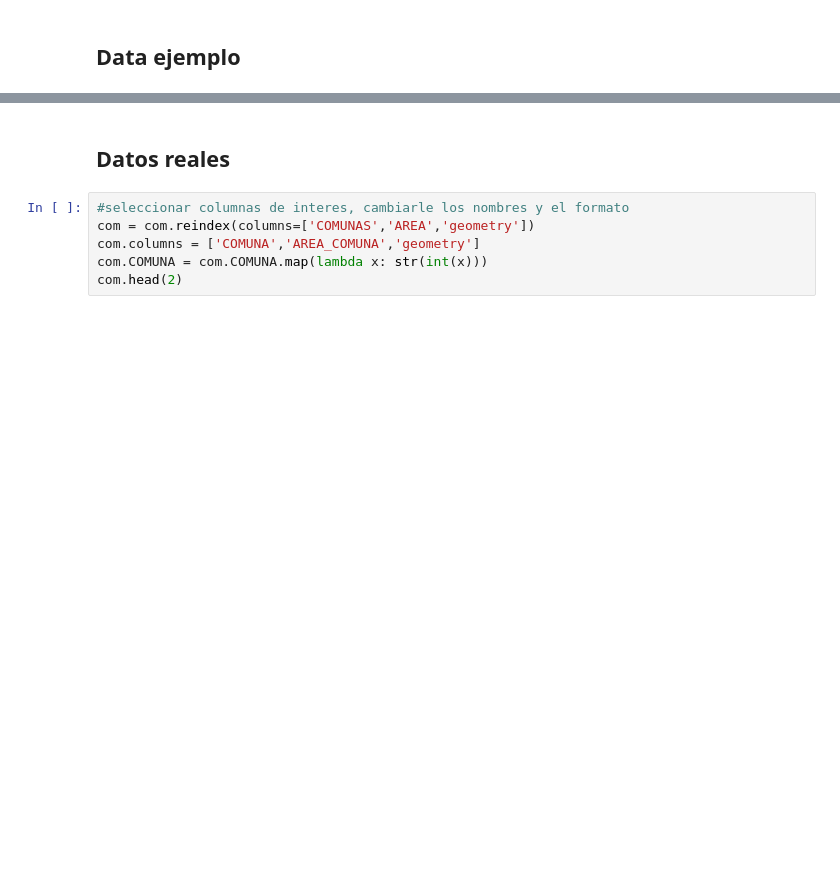
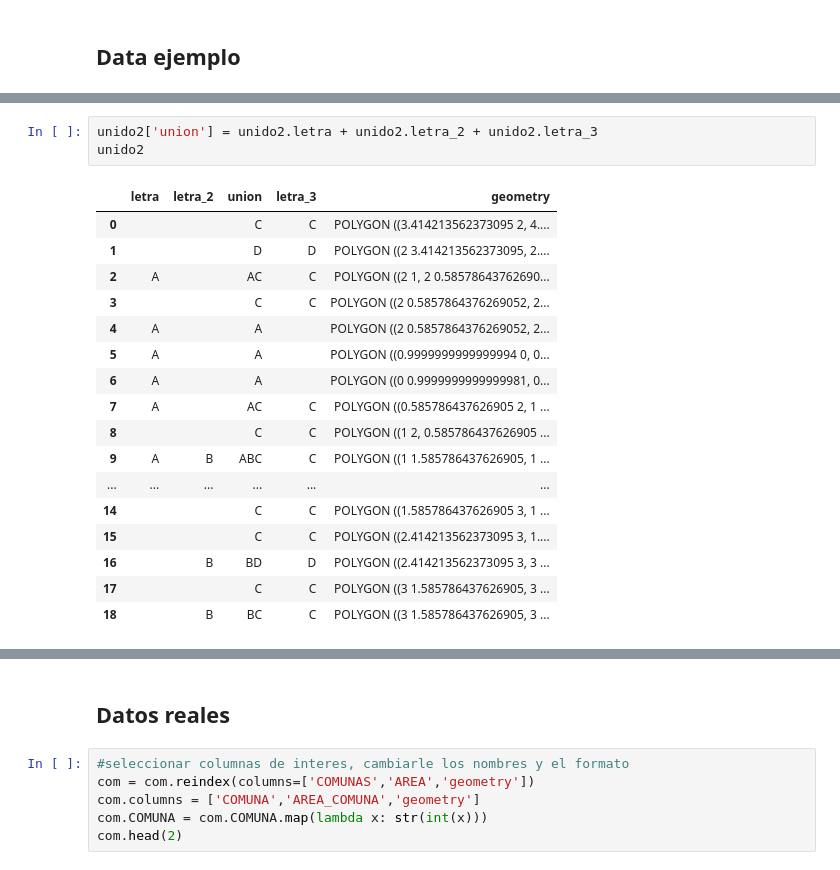
Before and after one commit to alephcero/analisis_espacial_python, a Jupyter notebook: clase_4/lab04_unidades_espaciales.ipynb, the cells around one changed output, grey strips where cells are left out. Cells and saved outputs as stored; diff of their text form; blank space fills up the shorter version.

```diff
--- a/clase_4/lab04_unidades_espaciales.ipynb
+++ b/clase_4/lab04_unidades_espaciales.ipynb
@@ -62,2 +100,23 @@ unido2
+# %%
+unido2['union'] = unido2.letra + unido2.letra_2 + unido2.letra_3
+unido2
+# %% [output]
+|  | letra | letra_2 | union | letra_3 | geometry |
+| 0 |  |  | C | C | POLYGON ((3.414213562373095 2, 4.... |
+| 1 |  |  | D | D | POLYGON ((2 3.414213562373095, 2.... |
+| 2 | A |  | AC | C | POLYGON ((2 1, 2 0.58578643762690... |
+| 3 |  |  | C | C | POLYGON ((2 0.5857864376269052, 2... |
+| 4 | A |  | A |  | POLYGON ((2 0.5857864376269052, 2... |
+| 5 | A |  | A |  | POLYGON ((0.9999999999999994 0, 0... |
+| 6 | A |  | A |  | POLYGON ((0 0.9999999999999981, 0... |
+| 7 | A |  | AC | C | POLYGON ((0.585786437626905 2, 1 ... |
+| 8 |  |  | C | C | POLYGON ((1 2, 0.585786437626905 ... |
+| 9 | A | B | ABC | C | POLYGON ((1 1.585786437626905, 1 ... |
+| ... | ... | ... | ... | ... | ... |
+| 14 |  |  | C | C | POLYGON ((1.585786437626905 3, 1 ... |
+| 15 |  |  | C | C | POLYGON ((2.414213562373095 3, 1.... |
+| 16 |  | B | BD | D | POLYGON ((2.414213562373095 3, 3 ... |
+| 17 |  |  | C | C | POLYGON ((3 1.585786437626905, 3 ... |
+| 18 |  | B | BC | C | POLYGON ((3 1.585786437626905, 3 ... |
 # %%
 unido2.plot(column='union',alpha=0.5)
```
Also changed, not shown: parts of 28 cells of this notebook, 1 other file.
